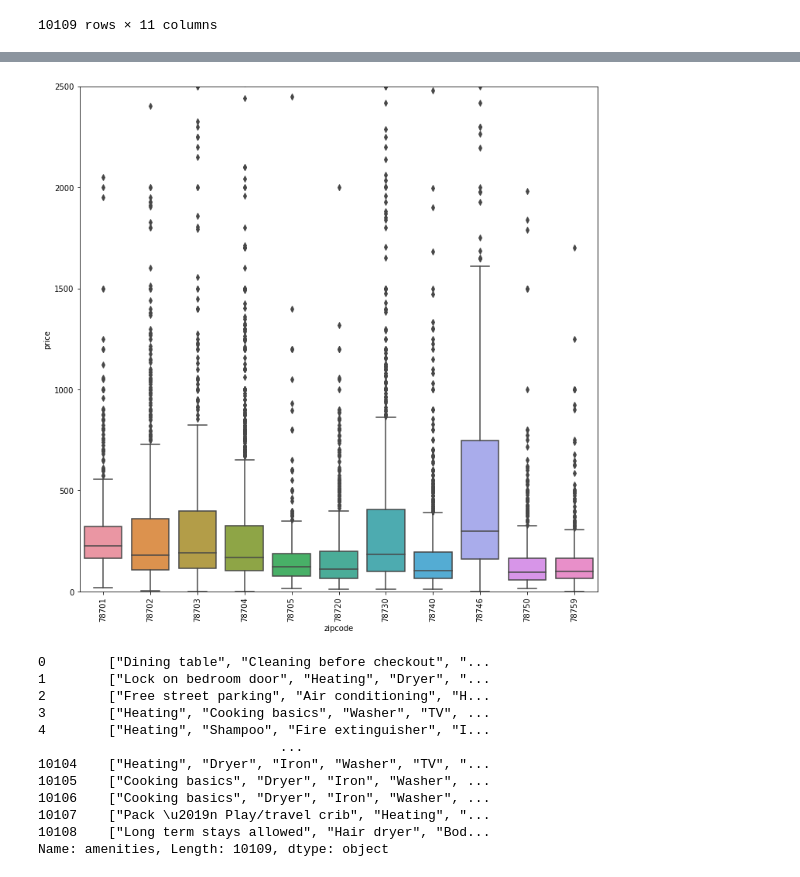
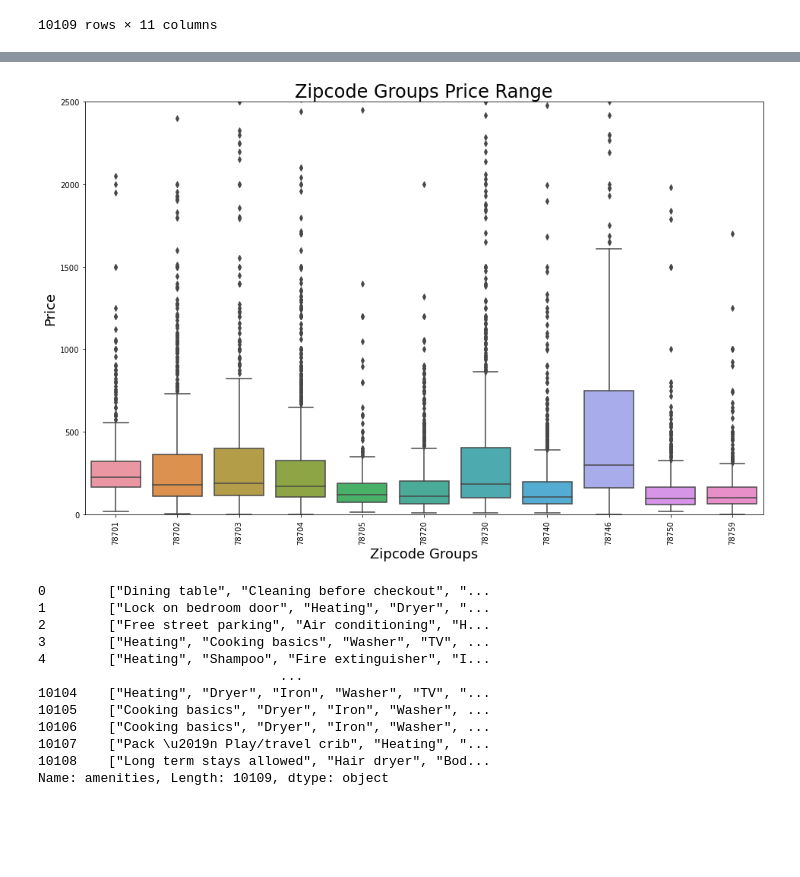
Before and after one commit to rezaganj/Capstone2-Airbnb-Price-Prediction, a Jupyter notebook: notebooks/airbnb_main.ipynb, the cells around one changed output, grey strips where cells are left out. Saved outputs shown, nothing was run; the diff lists cells and outputs as text; code cells hidden in the pictures; blank space fills up the shorter version.

```diff
--- a/notebooks/airbnb_main.ipynb
+++ b/notebooks/airbnb_main.ipynb
@@ -361,7 +320,0 @@ memory usage: 158.1 KB
-# %%
-plt.figure(figsize =(12, 12))
-sns.boxplot(x='zipcode', y='price', data=zipcode_price_df)
-plt.ylim((0,2500))
-plt.xticks(rotation=90);
-# %% [output]
-[figure, removed]
@@ -368,3 +327,13 @@ plt.xticks(rotation=90);
+# %%
+plt.figure(figsize =(16, 10))
+sns.boxplot(x='zipcode', y='price', data=zipcode_price_df)
+plt.ylim((0,2500))
+plt.xticks(rotation=90)
+plt.title(label='Zipcode Groups Price Range', fontsize=24)
+plt.xlabel(xlabel='Zipcode Groups', fontsize=18)
+plt.ylabel(ylabel='Price', fontsize=18);
+# %% [output]
+[figure, added]
 # %%
 clean_to_keep['amenities']
 # %% [output]
```
Also changed, not shown: parts of 89 cells of this notebook.
